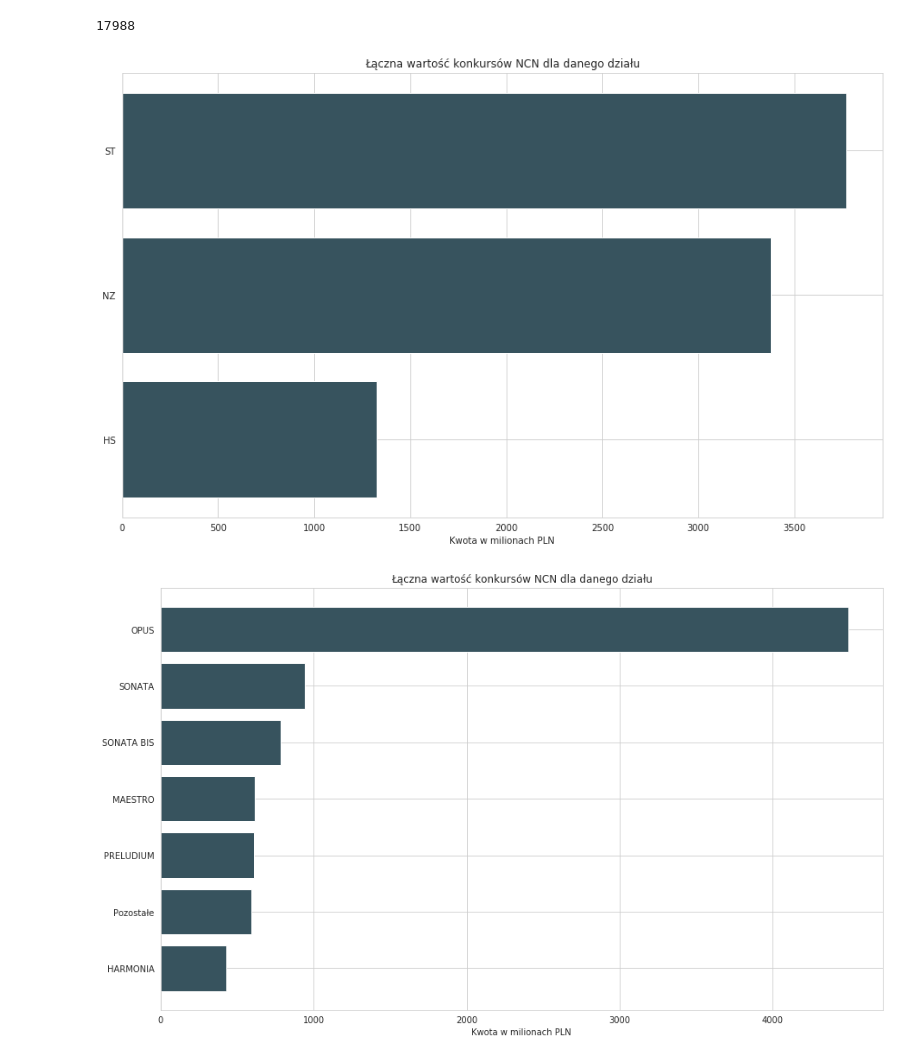
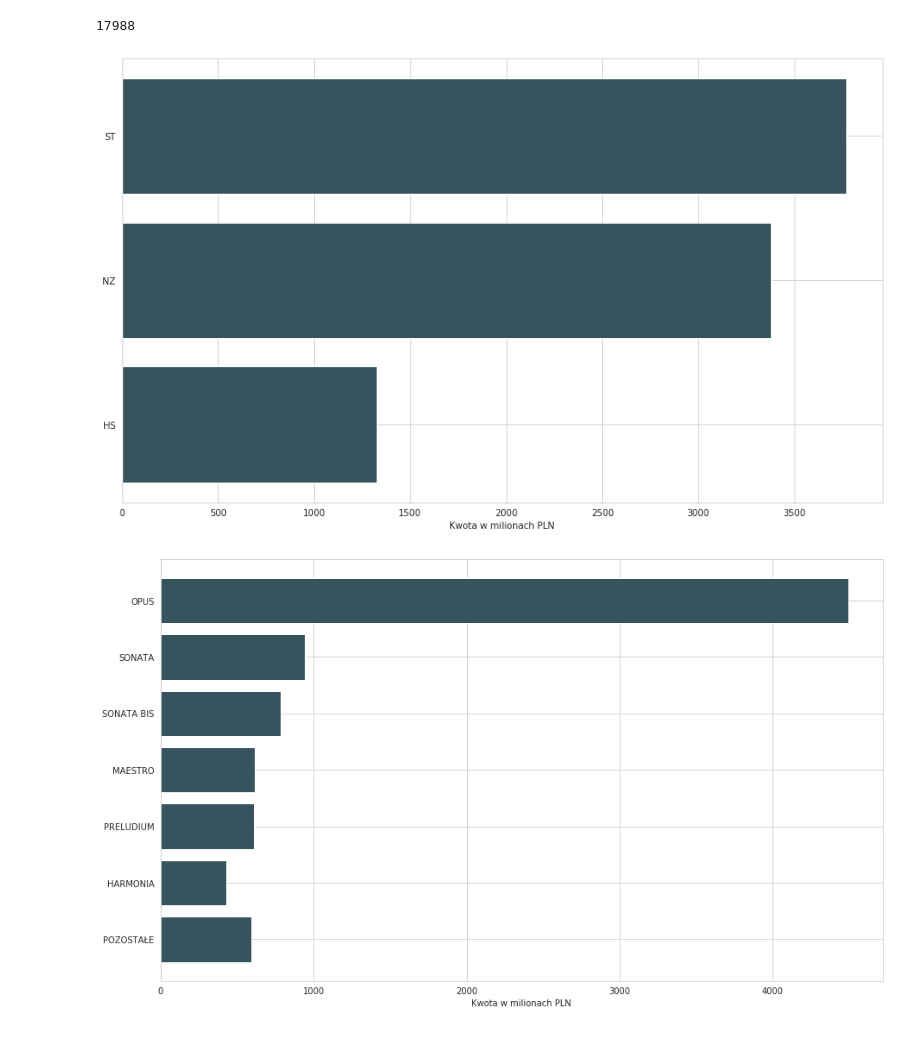
Before and after one commit to kolodziejczykjakub/ncn-grants, a Jupyter notebook: plots.ipynb, the cells around one changed output. Drawn from its saved outputs; the diff is of its cells as text; code cells hidden in the pictures.

```diff
--- a/plots.ipynb
+++ b/plots.ipynb
@@ -37,3 +37,7 @@ sns.set_style("whitegrid")
 sns.palplot(sns.color_palette("GnBu_d"))
 sns.set_palette("GnBu_d")
 plt.figure(figsize=(2, 13))
+
+font = {'size'   : 16}
+
+plt.rc('font', **font)
@@ -111,27 +131,27 @@ grants.shape[0]
 # %%
 plot2_data = grants.groupby('subpanel_code_type').sum().loc[:, ['budget_pln']].reset_index()
 
 plot2_data = plot2_data.sort_values('budget_pln', ascending=True).reset_index(drop=True)
 
 plot2_data.budget_pln /= 10 ** 6
 
 
 plt.figure(figsize=(15, 9))
 plt.barh(plot2_data.subpanel_code_type, plot2_data.budget_pln)
-plt.title('Łączna wartość konkursów NCN dla danego działu')
+#plt.title('Łączna wartość konkursów NCN dla danego działu')
 plt.xlabel('Kwota w milionach PLN')
 
 
 plt.savefig('./plots/horizontalbarchart.png')
 plt.show()
 # %% [output]
-[figure, old version]
+[figure, new version]
 # %%
 plot3_data = grants.groupby('comp_name').sum().loc[:, ['budget_pln']].reset_index()
 
 threshold = float(plot3_data.loc[plot3_data.comp_name == 'HARMONIA', 'budget_pln']) - 1
 suma_pozostalych_konkursow = sum(plot3_data.budget_pln.loc[plot3_data.budget_pln.le(threshold)])
-plot3_data = plot3_data.append({"comp_name" : "Pozostałe", "budget_pln" : suma_pozostalych_konkursow},
+plot3_data = plot3_data.append({"comp_name" : "POZOSTAŁE", "budget_pln" : suma_pozostalych_konkursow},
                                ignore_index=True)
 
 plot3_data = plot3_data.loc[plot3_data.budget_pln.ge(threshold), :]
@@ -139,10 +159,12 @@ plot3_data = plot3_data.loc[plot3_data.budget_pln.ge(threshold), :]
 plot3_data = plot3_data.sort_values('budget_pln', ascending=True).reset_index(drop=True)
 
 plot3_data.budget_pln /= 10 ** 6
+plot3_data.loc[0], plot3_data.loc[1] = plot3_data.loc[1], plot3_data.loc[0]
+
 
 plt.figure(figsize=(15, 9))
 plt.barh(plot3_data.comp_name, plot3_data.budget_pln)
-plt.title('Łączna wartość konkursów NCN dla danego działu')
+#plt.title('Łączna wartość konkursów NCN dla danego działu')
 plt.xlabel('Kwota w milionach PLN')
 
 
@@ -150,4 +172,4 @@ plt.savefig('./plots/horizontalbarchart-konkursy.png')
 
 plt.show()
 # %% [output]
-[figure, old version]
+[figure, new version]
```
Also changed, not shown: parts of 9 cells of this notebook, 6 other files.
